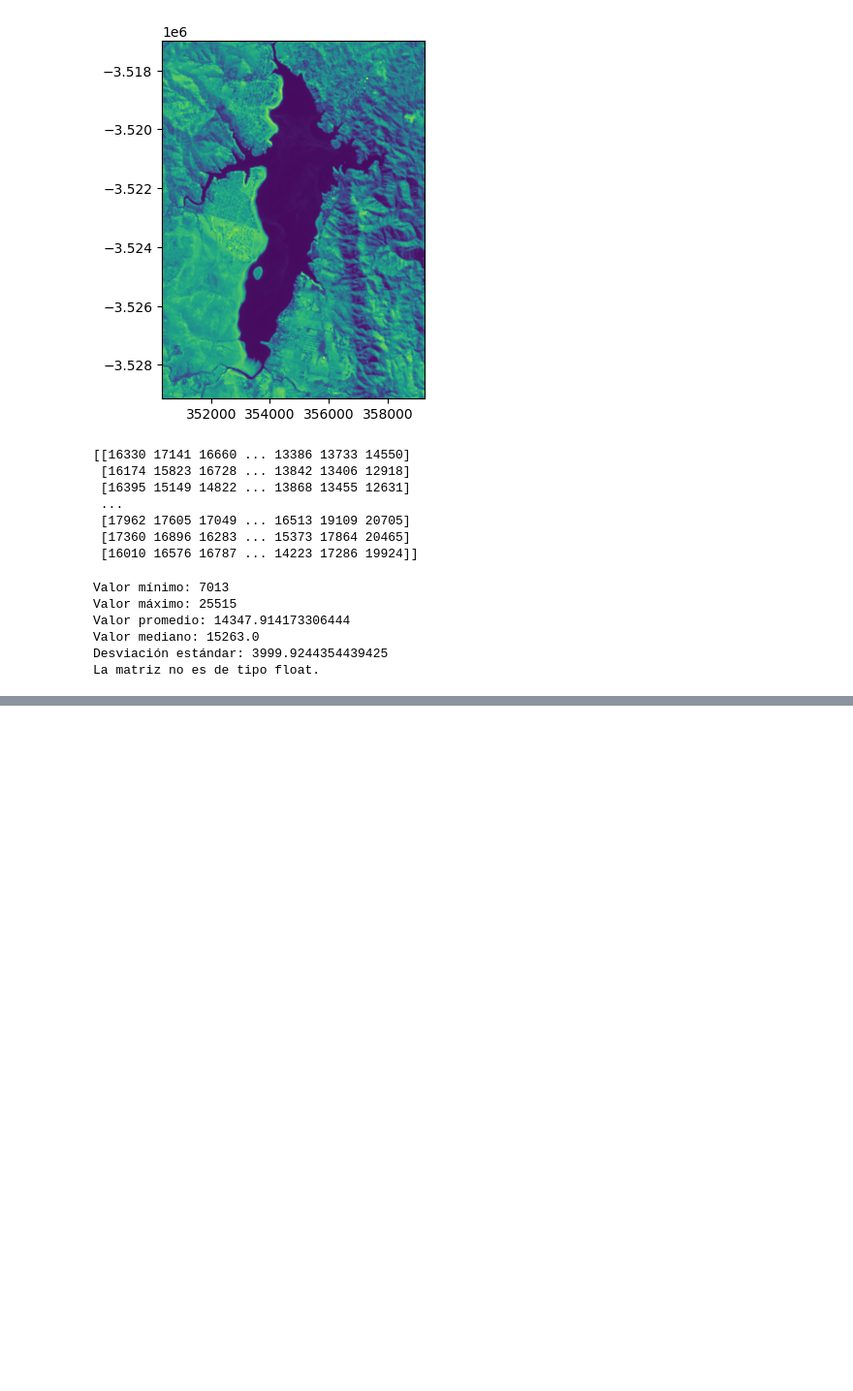
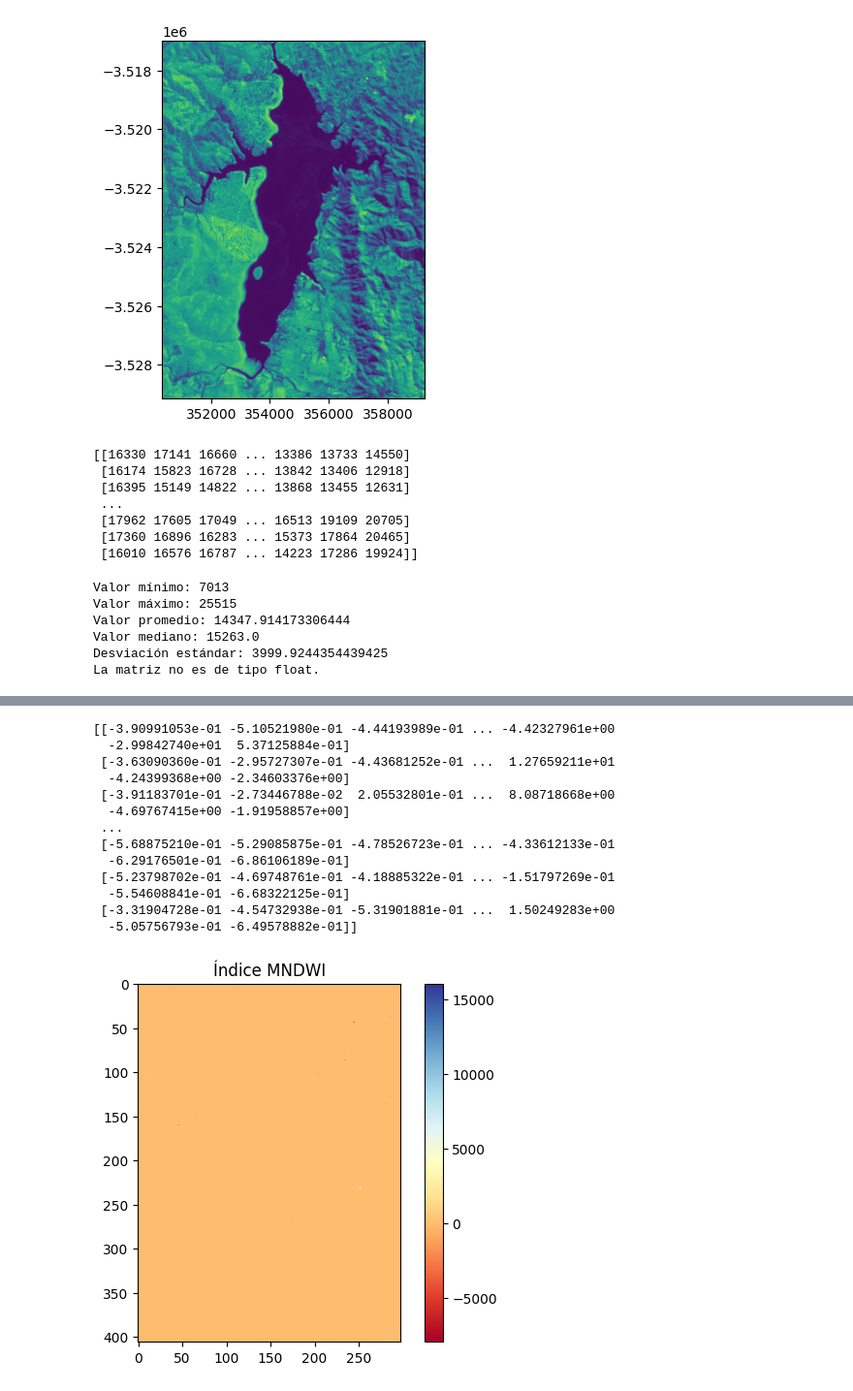
Before and after one commit to JulietaMotter/Trabajo_Final, a Jupyter notebook: notebook_tfinal.ipynb, the cells around one changed output, grey strips where cells are left out. Shown at 97% size. Saved outputs shown, nothing was run; the diff lists cells and outputs as text; code cells hidden in the pictures; blank space fills up the shorter version.

```diff
--- a/notebook_tfinal.ipynb
+++ b/notebook_tfinal.ipynb
@@ -294,0 +497,12 @@ La matriz no es de tipo float.
+# %%
+#NORMALIZO BANDA 3
+# Definir los valores estadísticos de tu banda
+valor_minimo = 7215
+valor_maximo = 18480
+
+# Calcular la diferencia entre el valor máximo y el valor mínimo
+rango = valor_maximo - valor_minimo
+
+# Normalizar los valores de tu banda
+banda_3normalizada = (datos_banda3 - valor_minimo) / rango
+print (banda_3normalizada)
@@ -294,0 +535,24 @@ La matriz no es de tipo float.
+# %%
+MNDWI= (banda_3normalizada - banda6_normalizada) / (banda_3normalizada + banda6_normalizada)
+
+print (MNDWI)
+
+plt.imshow(MNDWI, cmap='RdYlBu')  # Puedes cambiar el mapa de color según tu preferencia
+plt.colorbar()  # Agrega una barra de color para mostrar la escala de colores
+plt.title('Índice MNDWI')
+plt.show()
+# %% [output]
+[[-3.90991053e-01 -5.10521980e-01 -4.44193989e-01 ... -4.42327961e+00
+  -2.99842740e+01  5.37125884e-01]
+ [-3.63090360e-01 -2.95727307e-01 -4.43681252e-01 ...  1.27659211e+01
+  -4.24399368e+00 -2.34603376e+00]
+ [-3.91183701e-01 -2.73446788e-02  2.05532801e-01 ...  8.08718668e+00
+  -4.69767415e+00 -1.91958857e+00]
+ ...
+ [-5.68875210e-01 -5.29085875e-01 -4.78526723e-01 ... -4.33612133e-01
+  -6.29176501e-01 -6.86106189e-01]
+ [-5.23798702e-01 -4.69748761e-01 -4.18885322e-01 ... -1.51797269e-01
+  -5.54608841e-01 -6.68322125e-01]
+ [-3.31904728e-01 -4.54732938e-01 -5.31901881e-01 ...  1.50249283e+00
+  -5.05756793e-01 -6.49578882e-01]]
+[figure, added]
```
Also changed, not shown: parts of 13 cells of this notebook.
